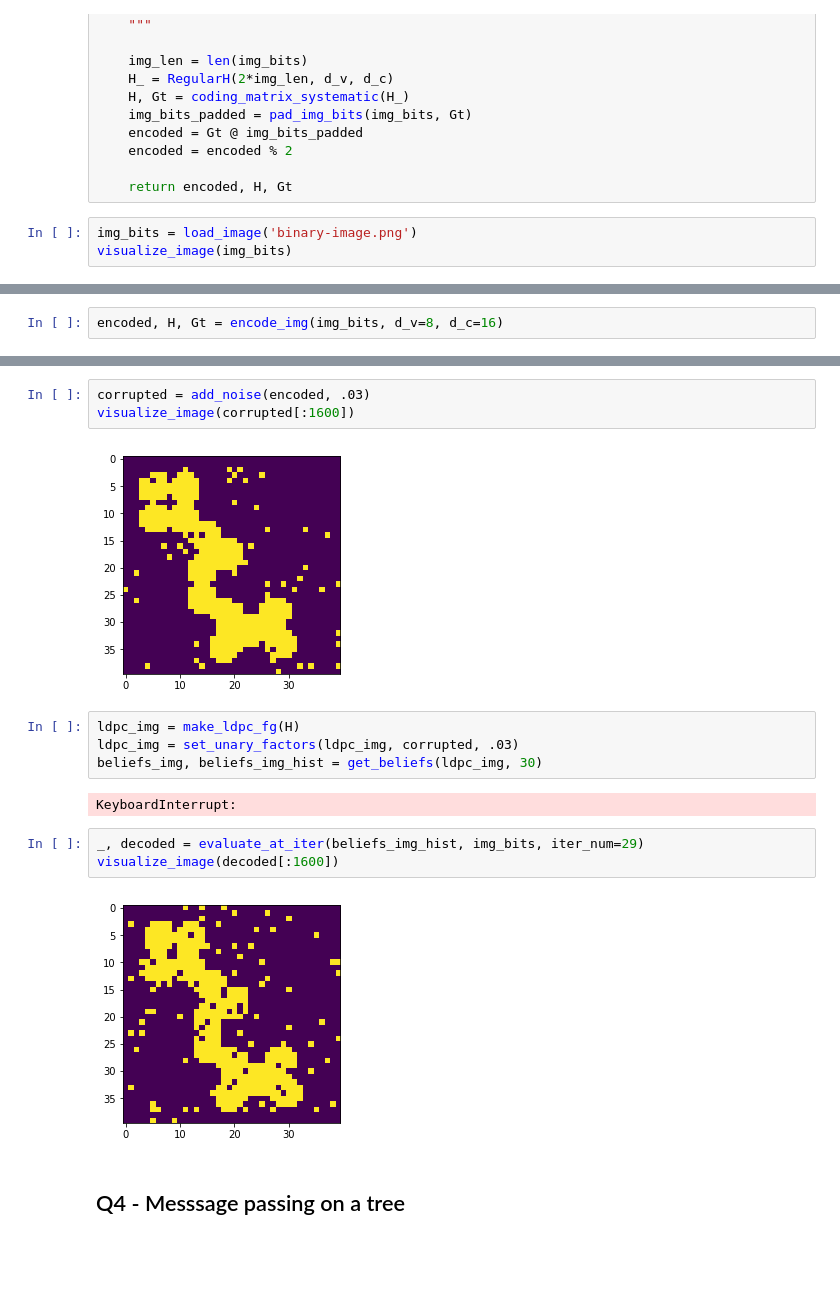
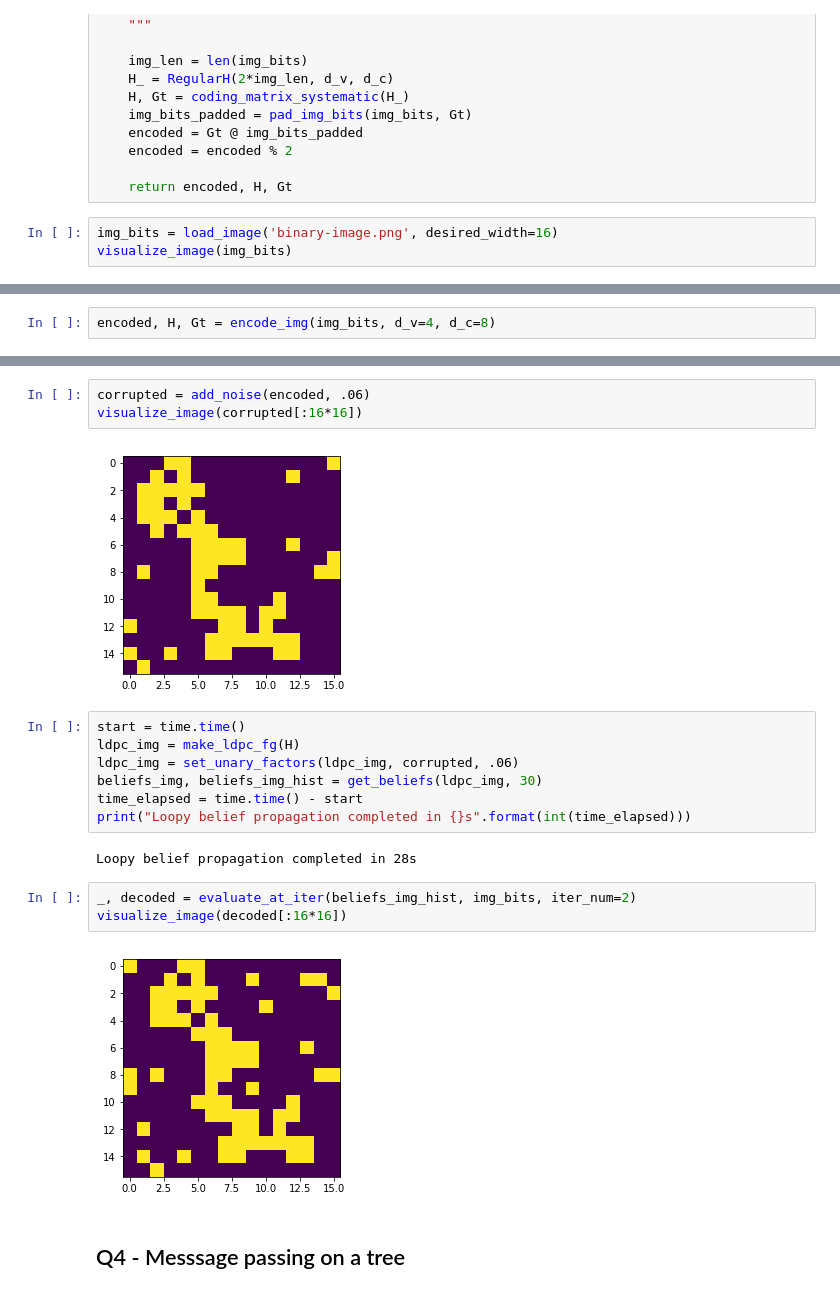
Before and after one commit to nyjgary/probabilistic-graphical-models, a Jupyter notebook: hwk3-bp/belief-propagation.ipynb, the cells around one changed output, grey strips where cells are left out. Saved outputs shown, nothing was run; the diff lists cells and outputs as text; blank space fills up the shorter version.

```diff
--- a/hwk3-bp/belief-propagation.ipynb
+++ b/hwk3-bp/belief-propagation.ipynb
@@ -768,6 +769,6 @@ def encode_img(img_bits, d_v=4, d_c=8):
 
     return encoded, H, Gt
 # %%
-img_bits = load_image('binary-image.png')
+img_bits = load_image('binary-image.png', desired_width=16)
 visualize_image(img_bits)
 # %% [output]
@@ -775,3 +776,3 @@ visualize_image(img_bits)
 # %%
-encoded, H, Gt = encode_img(img_bits, d_v=8, d_c=16)
+encoded, H, Gt = encode_img(img_bits, d_v=4, d_c=8)
 # %%
@@ -781,19 +782,22 @@ visualize_image(encoded[:1600])
 # %%
-corrupted = add_noise(encoded, .03)
-visualize_image(corrupted[:1600])
+corrupted = add_noise(encoded, .06)
+visualize_image(corrupted[:16*16])
 # %% [output]
-[figure, old version]
+[figure, new version]
 # %%
+start = time.time()
 ldpc_img = make_ldpc_fg(H)
-ldpc_img = set_unary_factors(ldpc_img, corrupted, .03)
+ldpc_img = set_unary_factors(ldpc_img, corrupted, .06)
 beliefs_img, beliefs_img_hist = get_beliefs(ldpc_img, 30)
+time_elapsed = time.time() - start
+print("Loopy belief propagation completed in {}s".format(int(time_elapsed)))
 # %% [output]
-KeyboardInterrupt:
+Loopy belief propagation completed in 28s
 # %%
-_, decoded = evaluate_at_iter(beliefs_img_hist, img_bits, iter_num=29)
-visualize_image(decoded[:1600])
+_, decoded = evaluate_at_iter(beliefs_img_hist, img_bits, iter_num=2)
+visualize_image(decoded[:16*16])
 # %% [output]
-[figure, old version]
+[figure, new version]
 # %% [markdown]
 ## Q4 - Messsage passing on a tree
 # %%
```
Also changed, not shown: parts of 5 cells of this notebook.
